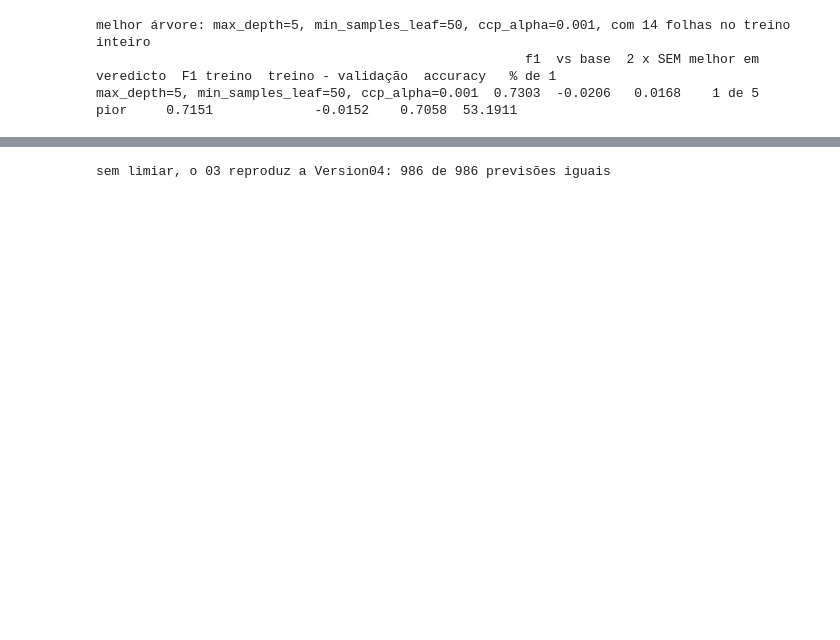
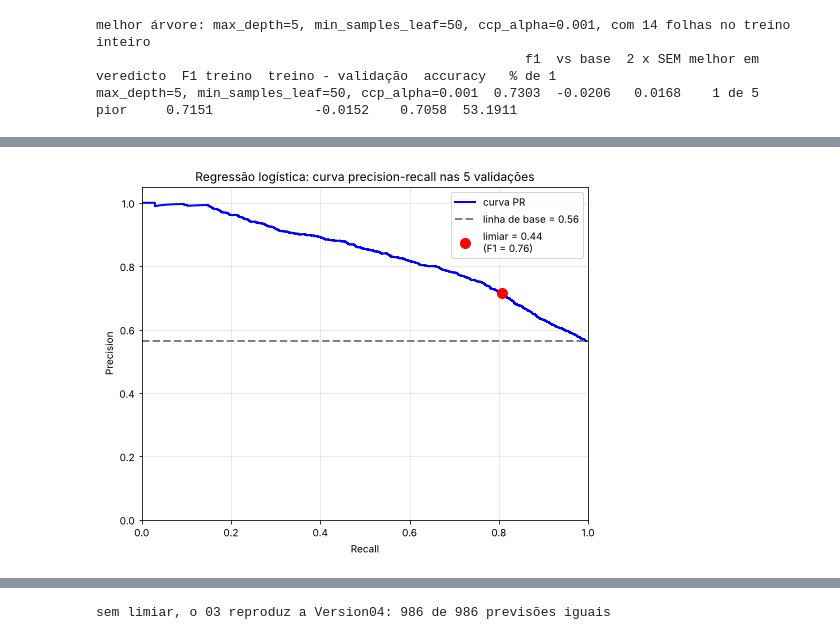
Before and after one commit to josebrites16/ML_project_2026-copia, a Jupyter notebook: notebooks/03_modelling.ipynb, the cells around one changed output, grey strips where cells are left out. Cells and saved outputs as stored; diff of their text form; code cells hidden in the pictures; blank space fills up the shorter version.

Commit message:
Threshold analysis, final model and Version06

```diff
--- a/notebooks/03_modelling.ipynb
+++ b/notebooks/03_modelling.ipynb
@@ -831,0 +879,25 @@ max_depth=5, min_samples_leaf=50, ccp_alpha=0.001  0.7303  -0.0206   0.0168    1
+# %%
+# Passo 37 - o gráfico do Step 41 da W5, só para a regressão logística (o melhor modelo do 4.2 ao
+# 4.5): a curva precision-recall nas validações juntas, a linha de base (a parte de compras com
+# recompra) e o ponto do maior F1.
+probability, truth = pooled["regressão logística"]
+precision, recall, thresholds_pr = precision_recall_curve(truth, probability)
+f1_scores = np.where((precision + recall) == 0, 0, 2 * (precision * recall) / (precision + recall))
+optimal_idx_pr = np.argmax(f1_scores)
+baseline = truth.sum() / len(truth)
+
+plt.figure(figsize=(8, 6))
+plt.plot(recall, precision, color="blue", lw=2, label="curva PR")
+plt.axhline(y=baseline, color="gray", linestyle="--", lw=2, label=f"linha de base = {baseline:.2f}")
+plt.scatter(recall[optimal_idx_pr], precision[optimal_idx_pr], color="red", s=100, zorder=5,
+            label=f"limiar = {thresholds_pr[optimal_idx_pr]:.2f}\n(F1 = {f1_scores[optimal_idx_pr]:.2f})")
+plt.xlim([0.0, 1.0])
+plt.ylim([0.0, 1.05])
+plt.xlabel("Recall")
+plt.ylabel("Precision")
+plt.title("Regressão logística: curva precision-recall nas 5 validações")
+plt.legend(loc="best")
+plt.grid(alpha=0.3)
+plt.show()
+# %% [output]
+[figure, added]
```
Also changed, not shown: parts of 19 cells of this notebook, 2 other files.
